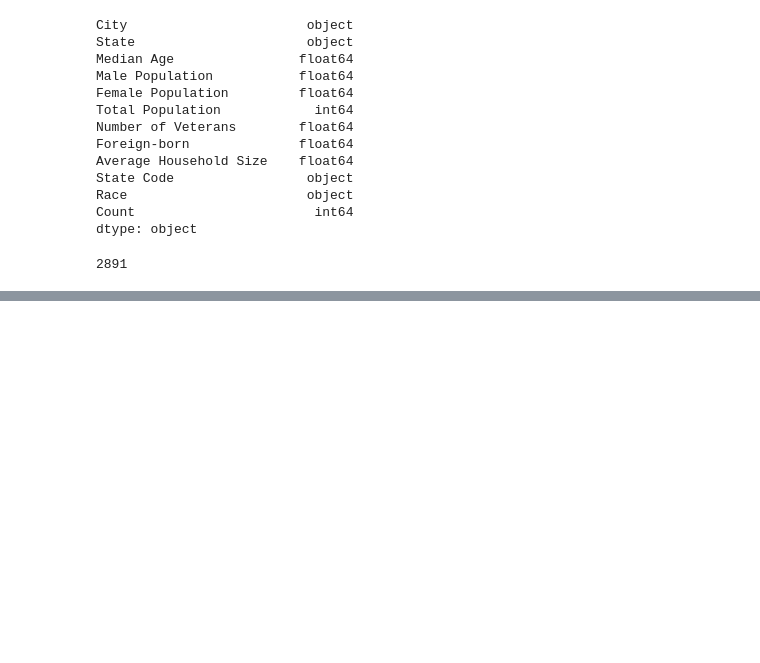
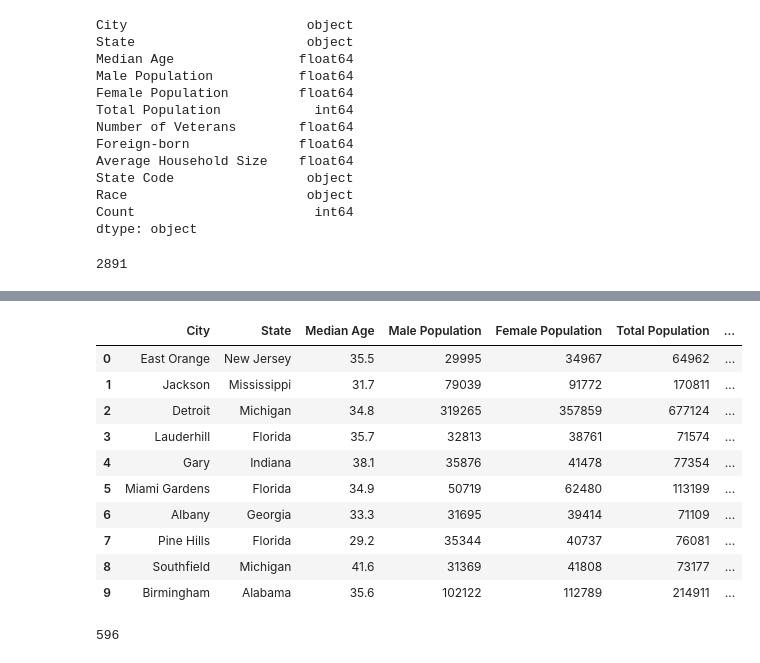
Before and after one commit to VarunRaj7/US-Immigration-Data-Engineering-Project, a Jupyter notebook: Exploring the US_Cities_Demographics.ipynb, the cells around one changed output, grey strips where cells are left out. Cells and saved outputs as stored; diff of their text form; code cells hidden in the pictures; blank space fills up the shorter version.

```diff
--- a/Exploring the US_Cities_Demographics.ipynb
+++ b/Exploring the US_Cities_Demographics.ipynb
@@ -53,0 +65,3 @@ len(df)
+# %%
+df = spark.read.options(delimiter=";", header="true")\
+            .csv("us-cities-demographics.csv")
@@ -53,0 +77,4 @@ len(df)
+# %%
+df = df.drop("Race_percentage_by_city")
+# %%
+df = df.withColumn("Race_percent_by_city", F.col("Count")*100/F.col("Total Population"))
@@ -53,0 +90,17 @@ len(df)
+# %%
+df =  df.withColumn("Race_rank_by_city", \
+                    F.dense_rank().over(Window.partitionBy("Race").orderBy(F.desc("Race_percent_by_city"))))
+# %%
+df.limit(10).toPandas()
+# %% [output]
+|  | City | State | Median Age | Male Population | Female Population | Total Population | ... |
+| 0 | East Orange | New Jersey | 35.5 | 29995 | 34967 | 64962 | ... |
+| 1 | Jackson | Mississippi | 31.7 | 79039 | 91772 | 170811 | ... |
+| 2 | Detroit | Michigan | 34.8 | 319265 | 357859 | 677124 | ... |
+| 3 | Lauderhill | Florida | 35.7 | 32813 | 38761 | 71574 | ... |
+| 4 | Gary | Indiana | 38.1 | 35876 | 41478 | 77354 | ... |
+| 5 | Miami Gardens | Florida | 34.9 | 50719 | 62480 | 113199 | ... |
+| 6 | Albany | Georgia | 33.3 | 31695 | 39414 | 71109 | ... |
+| 7 | Pine Hills | Florida | 29.2 | 35344 | 40737 | 76081 | ... |
+| 8 | Southfield | Michigan | 41.6 | 31369 | 41808 | 73177 | ... |
+| 9 | Birmingham | Alabama | 35.6 | 102122 | 112789 | 214911 | ... |
@@ -53,0 +111,4 @@ len(df)
+# %%
+len(cities)
+# %% [output]
+596
```
Also changed, not shown: parts of 19 cells of this notebook, 19 other files.
